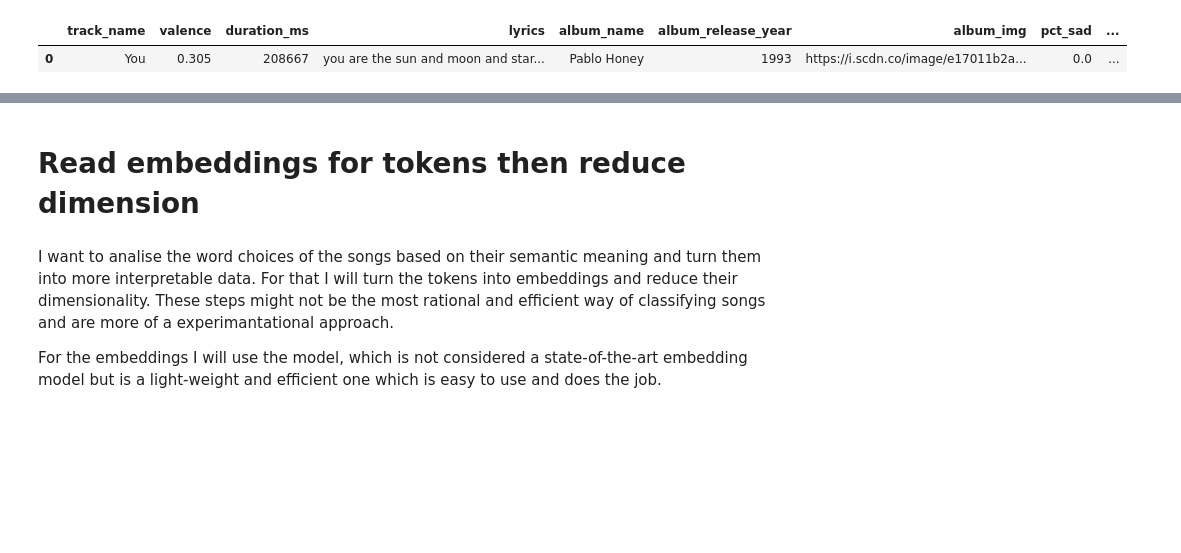
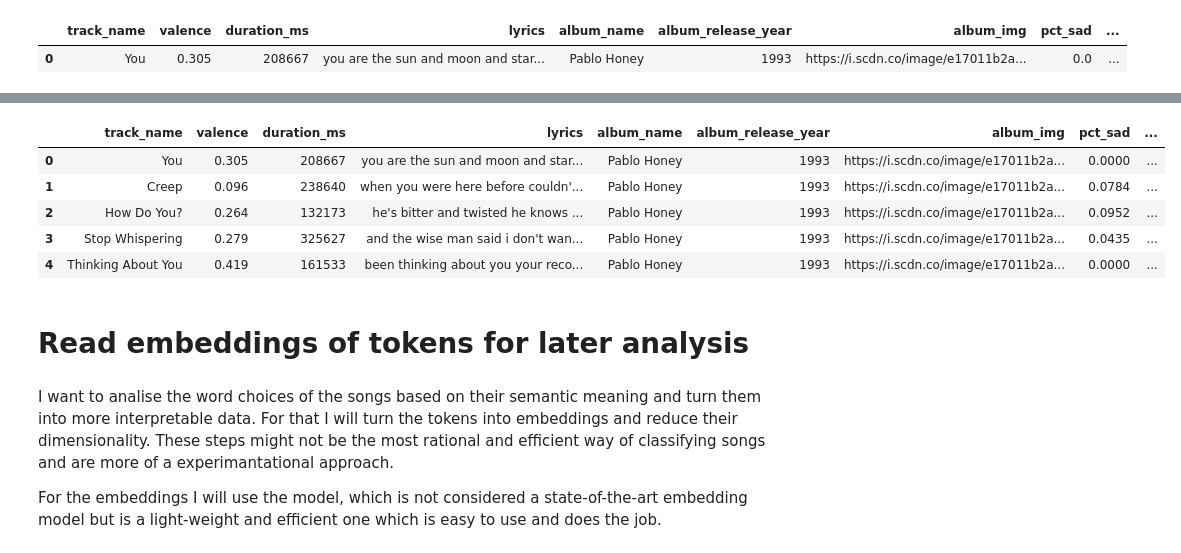
Before and after one commit to dudderThugger/radiohead-semantic-statistics, a Jupyter notebook: eda.ipynb, the cells around one changed output, grey strips where cells are left out. Saved outputs shown, nothing was run; the diff lists cells and outputs as text; code cells hidden in the pictures; blank space fills up the shorter version.

```diff
--- a/eda.ipynb
+++ b/eda.ipynb
@@ -145,7 +179,7 @@ for doc in tokens_cleaned:
     # Calculate term frequency (number of times the word appears in the document)
     tf = {word: word_counts[word] / len(doc) for word in word_counts}
     # Calculate inverse document frequency (log of total docs / doc frequency)
-    idf = {word: math.log(num_docs / doc_freq[word]) for word in tf}
+    idf = {word: math.log(num_docs / (1 + doc_freq[word])) for word in tf}
     # TF-IDF = term frequency * inverse document frequency
     tfidf = {word: tf[word] * idf[word] for word in tf}
     tfidf_scores.update(tfidf)
@@ -153,6 +187,7 @@ for doc in tokens_cleaned:
 # Convert dictionary to list of tuples and sort
 sorted_tfidf = sorted(tfidf_scores.items(), key=lambda x: x[1], reverse=True)
 
-# 10 words with the highest TF-IDF scores
-sorted_tfidf[:10]
+# 10 words with the highest and lowest TF-IDF scores
+print(sorted_tfidf[:10])
+print(sorted_tfidf[-10:])
 # %% [output]
@@ -171,8 +198,12 @@ sorted_tfidf[:10]
 tfidf_threshold = np.mean(list(tfidf_scores.values())) * 0.3
 
 # Filter out low information words based on TF-IDF scores
-tokens_relevant = [[word for word in doc if tfidf_scores[word] > tfidf_threshold] for doc in tokens_cleaned]
-tokens_irrelevant = [[word for word in doc if tfidf_scores[word] <= tfidf_threshold] for doc in tokens_cleaned]
+tokens_relevant = [{word for word in doc if tfidf_scores[word] > tfidf_threshold} for doc in tokens_cleaned]
+tokens_irrelevant = [{word for word in doc if tfidf_scores[word] <= tfidf_threshold} for doc in tokens_cleaned]
 
-tokens_irrelevant[1][:]
+for i, song_tokens in enumerate(tokens_irrelevant[:5]):
+    print(f"Irrelevant tokens for song {df_lyrics.loc[i, 'track_name']}")
+    print(tokens_irrelevant[i])
+    print(f"Relevant tokens:")
+    print(tokens_relevant[i], '\n')
 # %% [output]
@@ -187,5 +244,30 @@ df_w_tokens.head(1)
+# %%
+noun_freqs = []
+verb_freqs = []
+adv_freqs = []
+
+for i, song in enumerate(df_w_tokens['tokens']):
+    categorizations = pd.DataFrame(pos_tag(song), columns=['word', 'pos'])
+    count = len(categorizations)
+    noun_freqs.append(categorizations[categorizations['pos'].str.startswith('NN')].size / count)
+    verb_freqs.append(categorizations[categorizations['pos'].str.startswith('VB')].size / count)
+    adv_freqs.append(categorizations[(categorizations['pos'].str.startswith('JJ')) |
+                                     (categorizations['pos'].str.startswith('RB'))].size / count)
+
+df_w_tokens['noun_freq'] = noun_freqs
+df_w_tokens['verb_freq'] = verb_freqs
+df_w_tokens['adverb_freq'] = adv_freqs
+
+df_w_tokens.head()
+# %% [output]
+|  | track_name | valence | duration_ms | lyrics | album_name | album_release_year | album_img | pct_sad | ... |
+| 0 | You | 0.305 | 208667 | you are the sun and moon and star... | Pablo Honey | 1993 | https://i.scdn.co/image/e17011b2a... | 0.0000 | ... |
+| 1 | Creep | 0.096 | 238640 | when you were here before couldn'... | Pablo Honey | 1993 | https://i.scdn.co/image/e17011b2a... | 0.0784 | ... |
+| 2 | How Do You? | 0.264 | 132173 | he's bitter and twisted he knows ... | Pablo Honey | 1993 | https://i.scdn.co/image/e17011b2a... | 0.0952 | ... |
+| 3 | Stop Whispering | 0.279 | 325627 | and the wise man said i don't wan... | Pablo Honey | 1993 | https://i.scdn.co/image/e17011b2a... | 0.0435 | ... |
+| 4 | Thinking About You | 0.419 | 161533 | been thinking about you your reco... | Pablo Honey | 1993 | https://i.scdn.co/image/e17011b2a... | 0.0000 | ... |
 # %% [markdown]
-# Read embeddings for tokens then reduce dimension
+# Read embeddings of tokens for later analysis
 # %% [markdown]
 I want to analise the word choices of the songs based on their semantic meaning and turn them into more interpretable data. For that I will turn the tokens into embeddings and reduce their dimensionality. These steps might not be the most rational and efficient way of classifying songs and are more of a experimantational approach.
 
```
Also changed, not shown: parts of 23 cells of this notebook, 3 other files.
